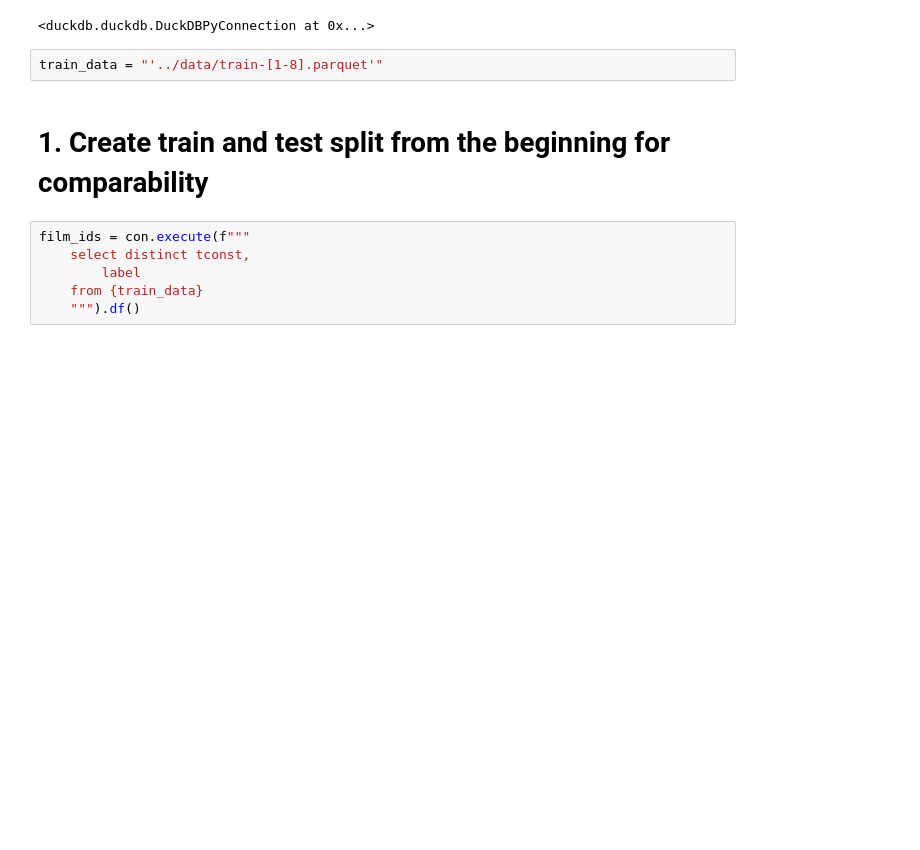
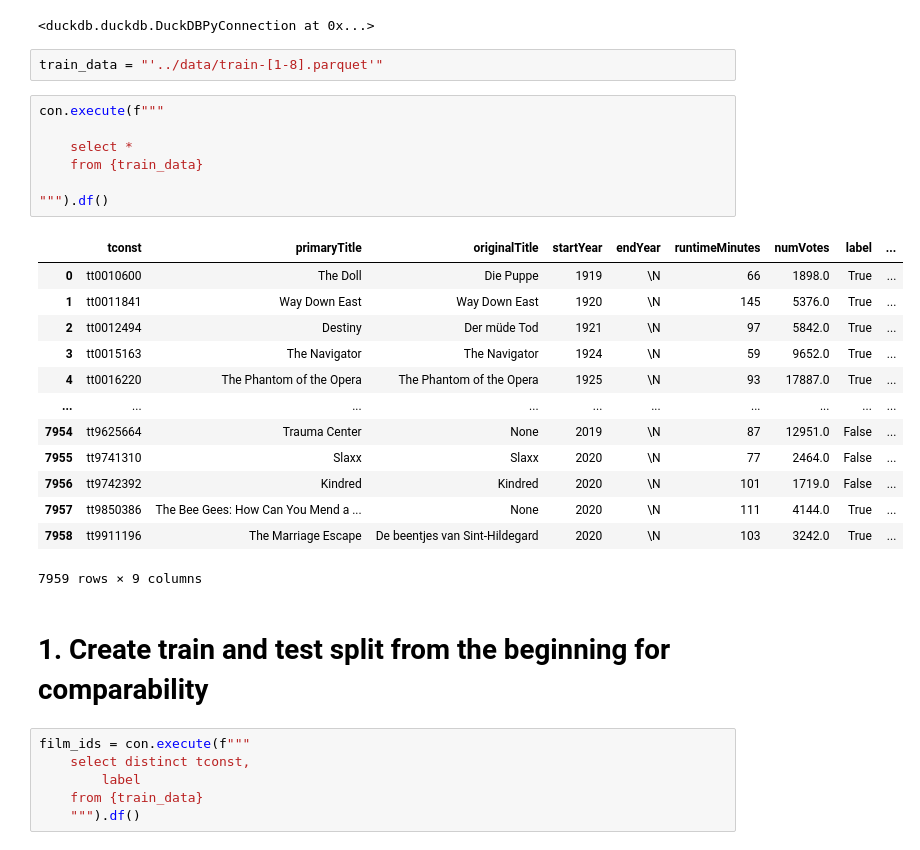
Before and after one commit to usermar445/big_data_final_project, a Jupyter notebook: experiments/experiments.ipynb, the cells around one changed output. Drawn from its saved outputs; the diff is of its cells as text; blank space fills up the shorter version.

```diff
--- a/experiments/experiments.ipynb
+++ b/experiments/experiments.ipynb
@@ -11,6 +11,27 @@ con.execute("PRAGMA enable_object_cache")
 <duckdb.duckdb.DuckDBPyConnection at 0x...>
 # %%
 train_data = "'../data/train-[1-8].parquet'"
+# %%
+con.execute(f"""
+
+    select *
+    from {train_data}
+
+""").df()
+# %% [output]
+|  | tconst | primaryTitle | originalTitle | startYear | endYear | runtimeMinutes | numVotes | label | ... |
+| 0 | tt0010600 | The Doll | Die Puppe | 1919 | \N | 66 | 1898.0 | True | ... |
+| 1 | tt0011841 | Way Down East | Way Down East | 1920 | \N | 145 | 5376.0 | True | ... |
+| 2 | tt0012494 | Destiny | Der müde Tod | 1921 | \N | 97 | 5842.0 | True | ... |
+| 3 | tt0015163 | The Navigator | The Navigator | 1924 | \N | 59 | 9652.0 | True | ... |
+| 4 | tt0016220 | The Phantom of the Opera | The Phantom of the Opera | 1925 | \N | 93 | 17887.0 | True | ... |
+| ... | ... | ... | ... | ... | ... | ... | ... | ... | ... |
+| 7954 | tt9625664 | Trauma Center | None | 2019 | \N | 87 | 12951.0 | False | ... |
+| 7955 | tt9741310 | Slaxx | Slaxx | 2020 | \N | 77 | 2464.0 | False | ... |
+| 7956 | tt9742392 | Kindred | Kindred | 2020 | \N | 101 | 1719.0 | False | ... |
+| 7957 | tt9850386 | The Bee Gees: How Can You Mend a ... | None | 2020 | \N | 111 | 4144.0 | True | ... |
+| 7958 | tt9911196 | The Marriage Escape | De beentjes van Sint-Hildegard | 2020 | \N | 103 | 3242.0 | True | ... |
+7959 rows × 9 columns
 # %% [markdown]
 # 1. Create train and test split from the beginning for comparability
 # %%
```
Also changed, not shown: parts of 11 cells of this notebook.
